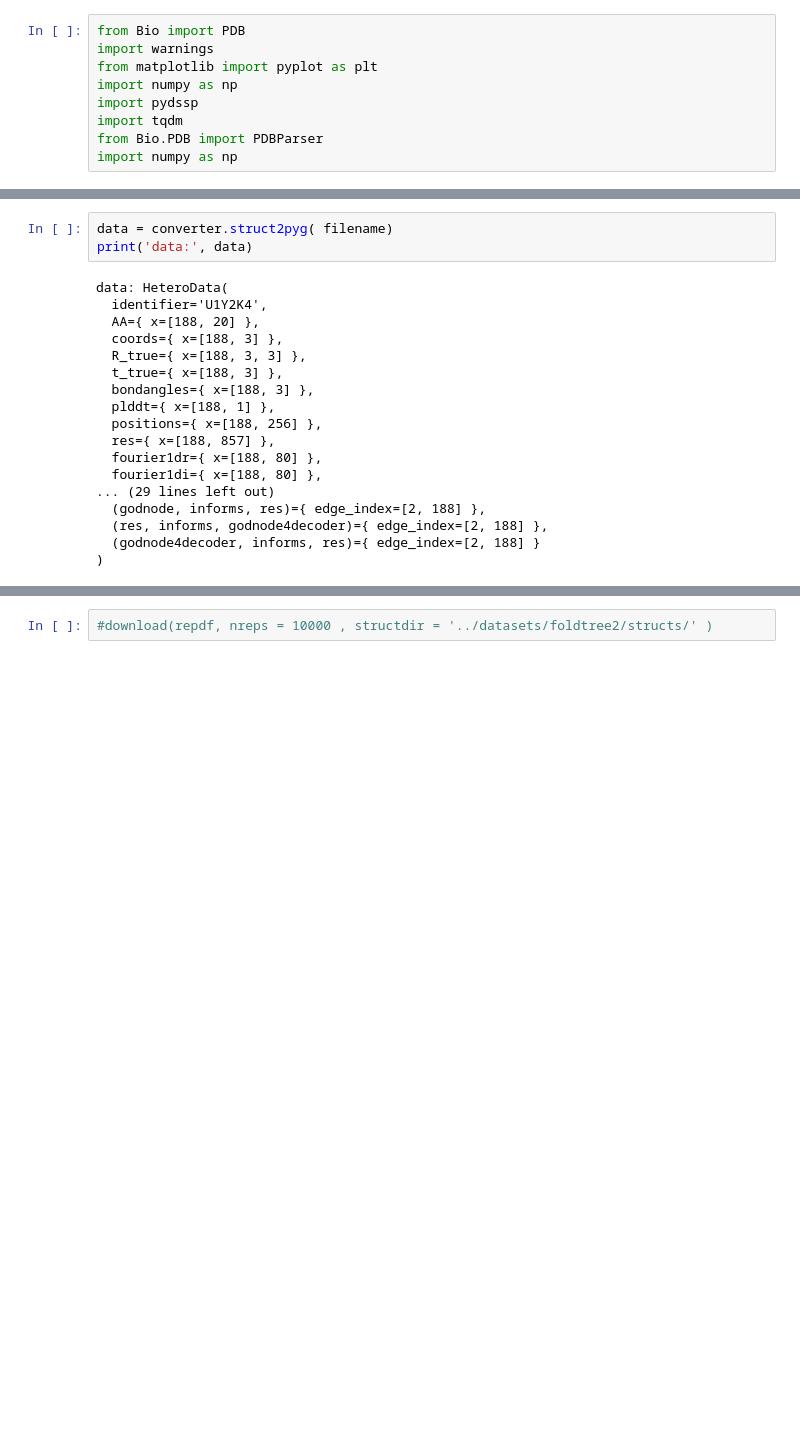
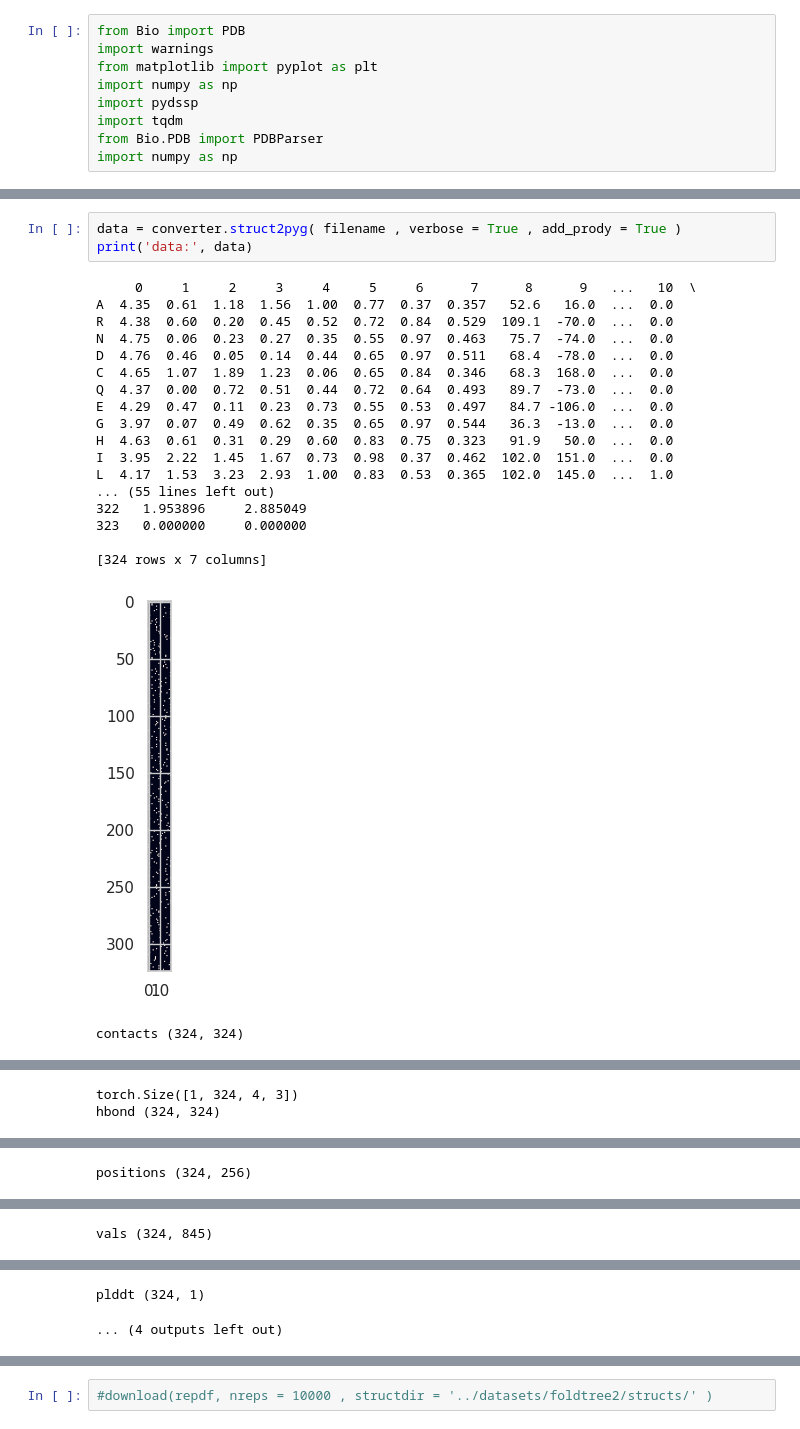
Before and after one commit to DessimozLab/foldtree2, a Jupyter notebook: foldtree2/notebooks/monomer_graph_trainingdata.ipynb, the cells around one changed output, grey strips where cells are left out. Cells and saved outputs as stored; diff of their text form; blank space fills up the shorter version.

```diff
--- a/foldtree2/notebooks/monomer_graph_trainingdata.ipynb
+++ b/foldtree2/notebooks/monomer_graph_trainingdata.ipynb
@@ -132,21 +271,23 @@ plt.show()
 # %%
-data = converter.struct2pyg( filename)
+data = converter.struct2pyg( filename , verbose = True , add_prody = True )
 print('data:', data)
 # %% [output]
-data: HeteroData(
-  identifier='U1Y2K4',
-  AA={ x=[188, 20] },
-  coords={ x=[188, 3] },
-  R_true={ x=[188, 3, 3] },
-  t_true={ x=[188, 3] },
-  bondangles={ x=[188, 3] },
-  plddt={ x=[188, 1] },
-  positions={ x=[188, 256] },
-  res={ x=[188, 857] },
-  fourier1dr={ x=[188, 80] },
-  fourier1di={ x=[188, 80] },
-... (29 lines left out)
-  (godnode, informs, res)={ edge_index=[2, 188] },
-  (res, informs, godnode4decoder)={ edge_index=[2, 188] },
-  (godnode4decoder, informs, res)={ edge_index=[2, 188] }
-)
+     0     1     2     3     4     5     6      7      8      9   ...   10  \
+A  4.35  0.61  1.18  1.56  1.00  0.77  0.37  0.357   52.6   16.0  ...  0.0
+R  4.38  0.60  0.20  0.45  0.52  0.72  0.84  0.529  109.1  -70.0  ...  0.0
+N  4.75  0.06  0.23  0.27  0.35  0.55  0.97  0.463   75.7  -74.0  ...  0.0
+D  4.76  0.46  0.05  0.14  0.44  0.65  0.97  0.511   68.4  -78.0  ...  0.0
+C  4.65  1.07  1.89  1.23  0.06  0.65  0.84  0.346   68.3  168.0  ...  0.0
+Q  4.37  0.00  0.72  0.51  0.44  0.72  0.64  0.493   89.7  -73.0  ...  0.0
+E  4.29  0.47  0.11  0.23  0.73  0.55  0.53  0.497   84.7 -106.0  ...  0.0
+G  3.97  0.07  0.49  0.62  0.35  0.65  0.97  0.544   36.3  -13.0  ...  0.0
+H  4.63  0.61  0.31  0.29  0.60  0.83  0.75  0.323   91.9   50.0  ...  0.0
+I  3.95  2.22  1.45  1.67  0.73  0.98  0.37  0.462  102.0  151.0  ...  0.0
+L  4.17  1.53  3.23  2.93  1.00  0.83  0.53  0.365  102.0  145.0  ...  1.0
+... (55 lines left out)
+322   1.953896     2.885049
+323   0.000000     0.000000
+
+[324 rows x 7 columns]
+[figure, added]
+contacts (324, 324)
@@ -152,0 +295,2 @@ data: HeteroData(
+torch.Size([1, 324, 4, 3])
+hbond (324, 324)
@@ -152,0 +299 @@ data: HeteroData(
+positions (324, 256)
@@ -152,0 +301 @@ data: HeteroData(
+vals (324, 845)
@@ -153,3 +303,5 @@ data: HeteroData(
+plddt (324, 1)
+... (4 outputs left out)
 # %%
 import multiprocessing as mp
 import tqdm
```
Also changed, not shown: parts of 12 cells of this notebook, 7 other files.
